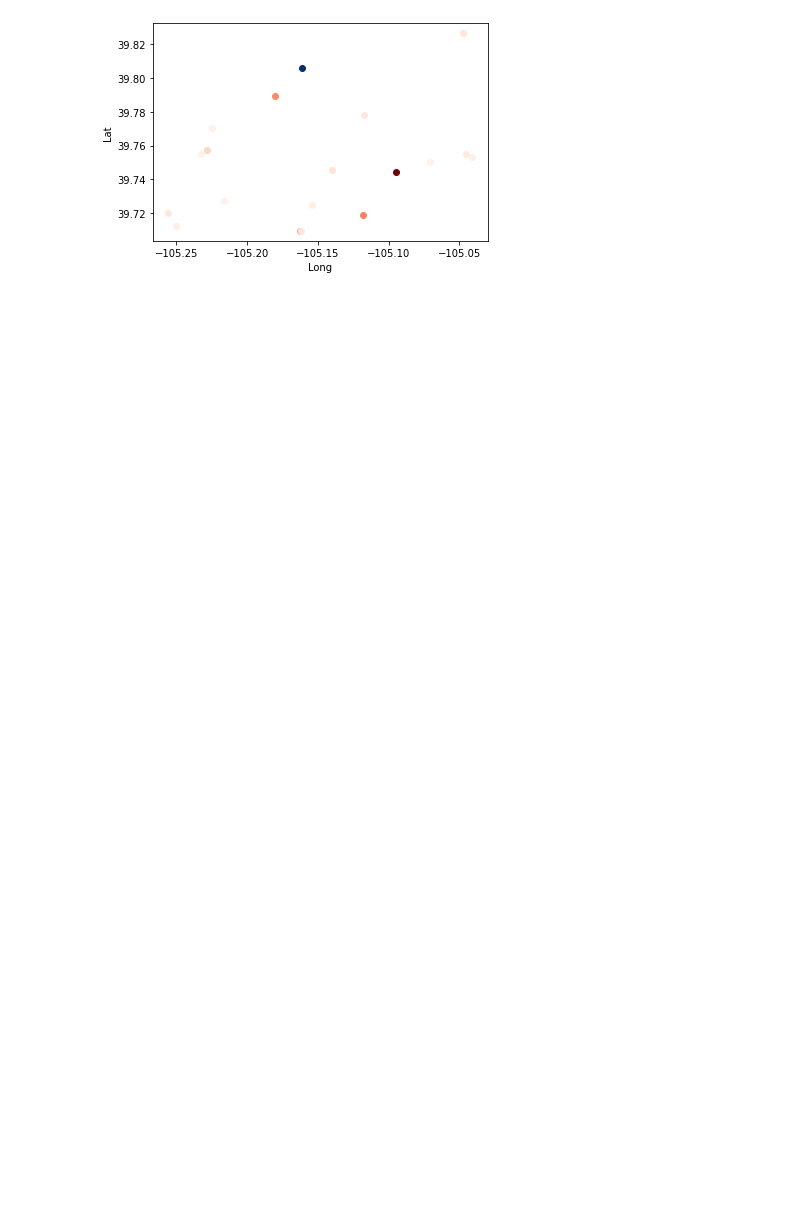
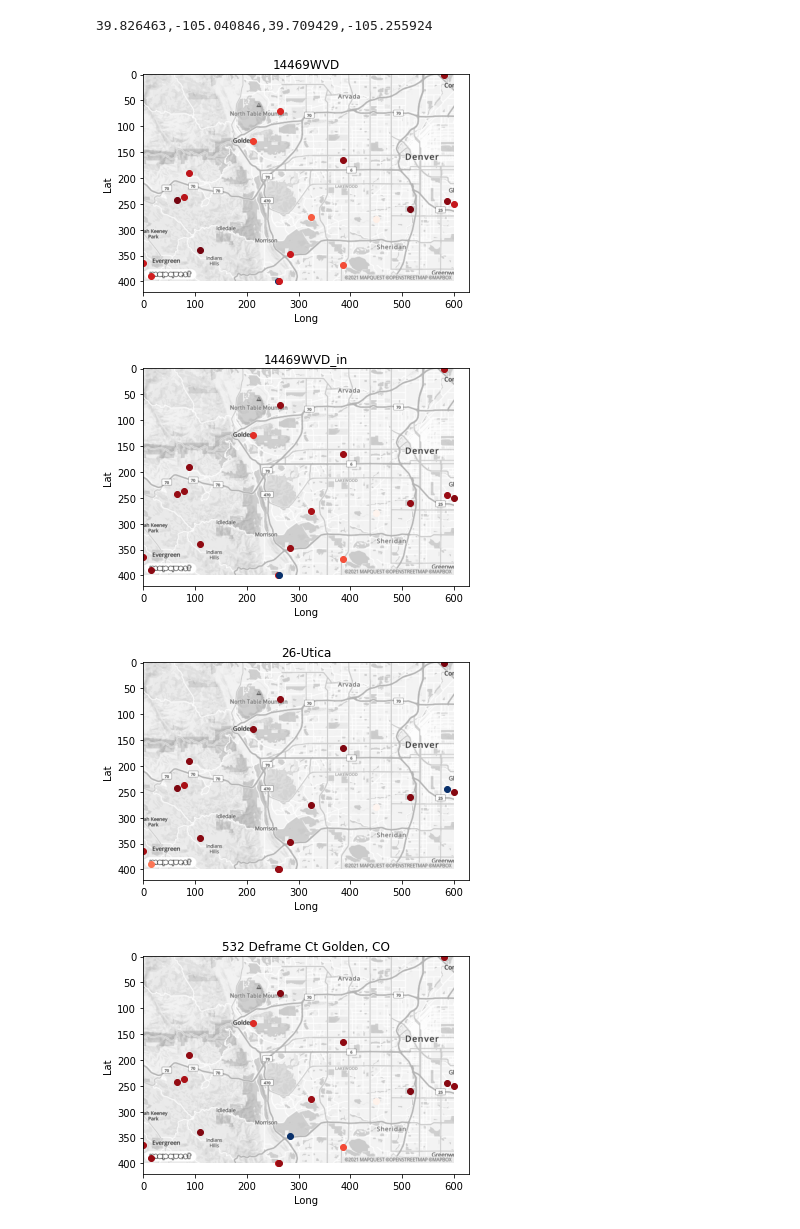
Before and after one commit to hrsather/purple_air, a Jupyter notebook: data_exploration.ipynb, the cells around one changed output. Drawn from its saved outputs; the diff is of its cells as text; code cells hidden in the pictures; blank space fills up the shorter version.

Commit message:
Correlation based colors

```diff
--- a/data_exploration.ipynb
+++ b/data_exploration.ipynb
@@ -16,23 +17,54 @@ ppm_name = "PM2.5_ATM_ug/m3"
 
 # Load data
 data = ld.load_data(date_name, ppm_name)
+# %%
+import requests
+
+upper_left = str(np.min(data["lat"])) + "," + str(np.min(data["long"]))
+lower_right = str(np.max(data["lat"])) + "," + str(np.max(data["long"]))
+coords = lower_right + "," + upper_left
+print(coords)
+
+key = "wTPDkAtbI9q93RXHsKO1JwWxsFfB4Ao2"
+query = "https://open.mapquestapi.com/staticmap/v5/map?key=" + key + "&boundingBox=" + "39.726463,-105.040846,39.709429,-105.255924" + "&size=600,400"  # TODO: Normalize size
+
+response = requests.get(query)
+imageStream = io.BytesIO(response.content)
+image = Image.open(imageStream)
+image.save("images/org_data" + str(datetime.now()) + ".jpg")
+# %% [output]
+39.826463,-105.040846,39.709429,-105.255924
 # %%
 padding = 0.01
 
-reference_location = "Arvada"
-for location in np.unique(data["location"]):
-    selected_df = data[data["location"] == location]
-    lat = selected_df["lat"].iloc[0]
-    long = selected_df["long"].iloc[0]
+image_gray = image.convert("LA")
 
-    rmse = ana.get_rmse(data, reference_location, location, date_name, ppm_name) / 170 # TODO Make this dynamic
-    if location == reference_location:
-        color = cm.Blues(1.0)
-    else:
-        color = cm.Reds(rmse)
-    plt.scatter(long, lat, c=[color])
-    plt.xlabel("Long")
-    plt.ylabel("Lat")
-plt.show()
+
+for reference_location in np.unique(data["location"]):
+    plt.imshow(image_gray)
+    plt.plot()
+
+    for location in np.unique(data["location"]):
+        selected_df = data[data["location"] == location]
+        lat = selected_df["lat"].iloc[0]
+        lat = 400 - 400 * (lat - np.min(data["lat"])) / (np.max(data["lat"]) - np.min(data["lat"]))  # Make negative
+
+        long = selected_df["long"].iloc[0]
+        long = 600 * (long - np.min(data["long"])) / (np.max(data["long"]) - np.min(data["long"]))
+
+        rmse = ana.get_rmse(data, reference_location, location, date_name, ppm_name) / 170 # TODO Make this dynamic
+        if location == reference_location:
+            color = cm.Blues(1.0)
+        else:
+            color = cm.Reds(1 - rmse)
+            # color = cm.Greys(1.0)
+        plt.scatter(long, lat, c=[color])
+        plt.title(reference_location)
+        plt.xlabel("Long")
+        plt.ylabel("Lat")
+    plt.show()
 # %% [output]
-[figure, old version]
+[figure, new version]
+[figure, added]
+[figure, added]
+[figure, added]
```
Also changed, not shown: parts of 8 cells of this notebook, 6 other files.
